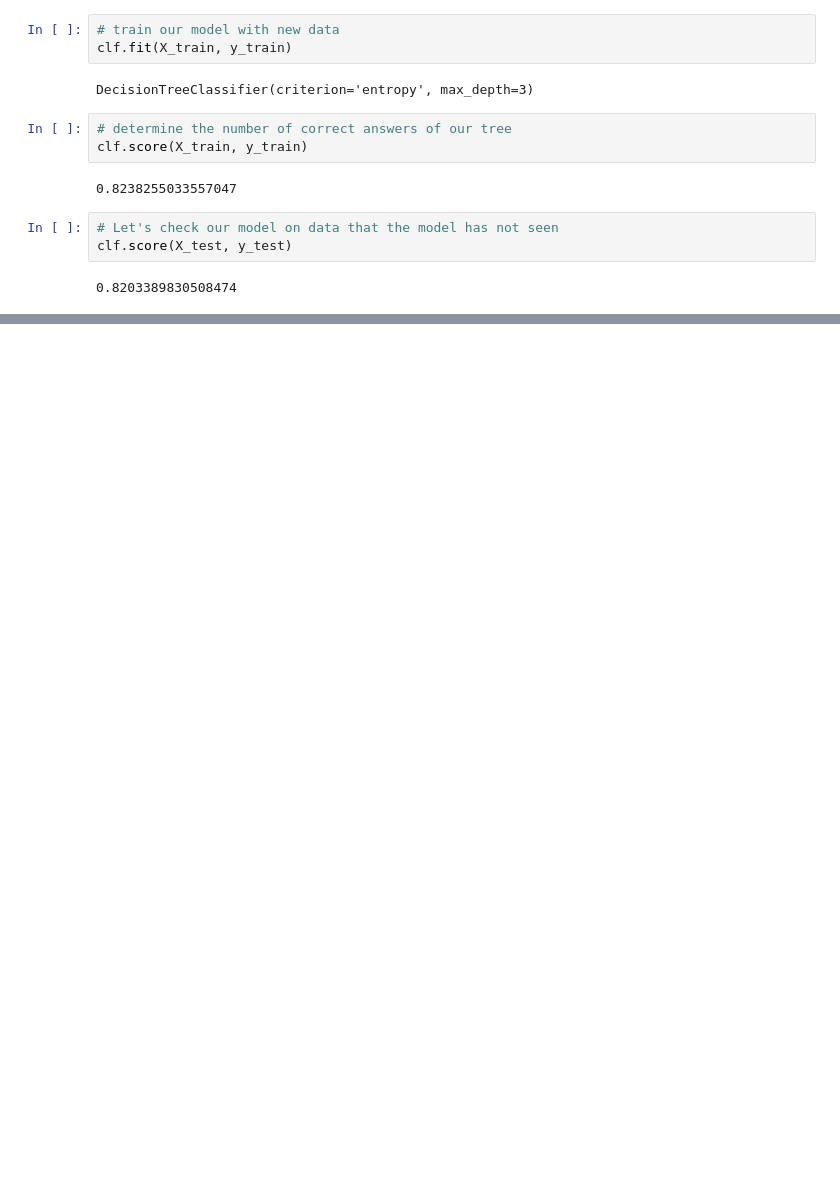
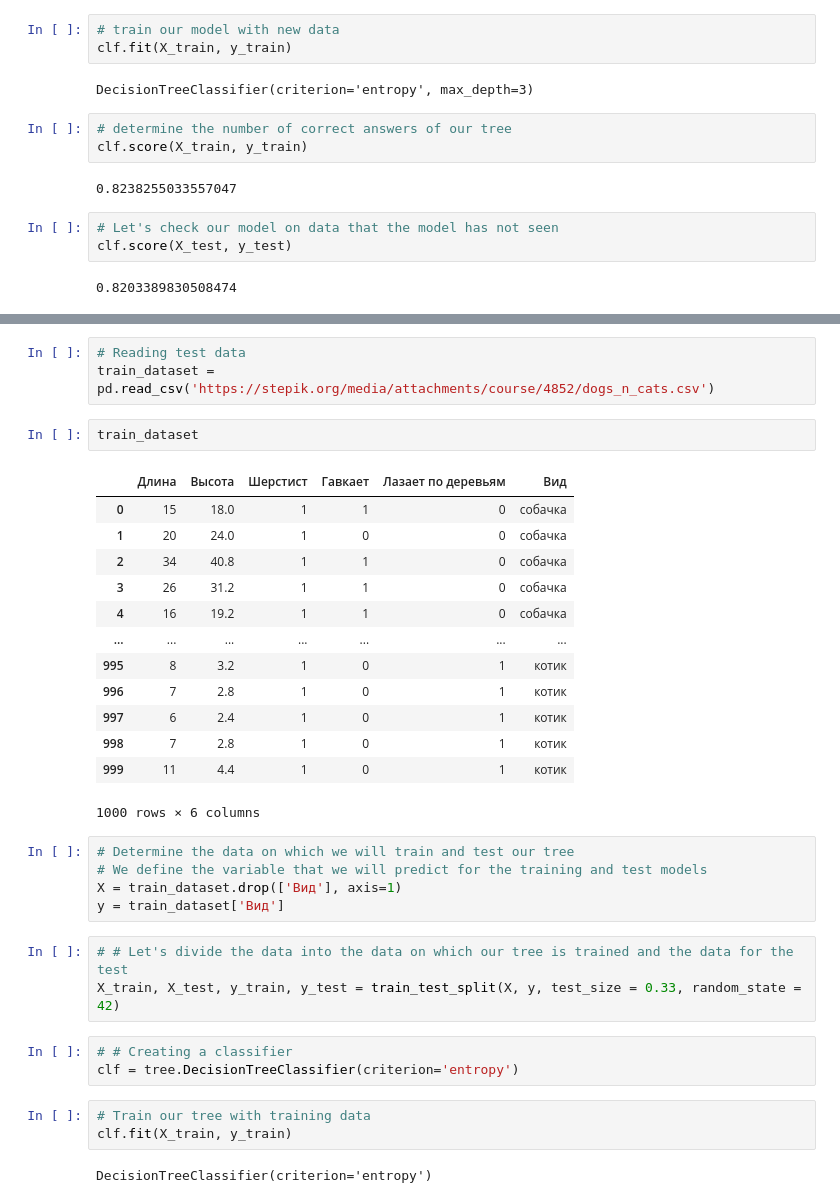
Before and after one commit to MakVit1988/Data_Science_and_ML_, a Jupyter notebook: 2_Deciding trees.ipynb, the cells around one changed output, grey strips where cells are left out. Saved outputs shown, nothing was run; the diff lists cells and outputs as text; blank space fills up the shorter version.

```diff
--- a/2_Deciding trees.ipynb
+++ b/2_Deciding trees.ipynb
@@ -367,0 +610,35 @@ clf.score(X_test, y_test)
+# %%
+# Reading test data
+train_dataset = pd.read_csv('https://stepik.org/media/attachments/course/4852/dogs_n_cats.csv')
+# %%
+train_dataset
+# %% [output]
+|  | Длина | Высота | Шерстист | Гавкает | Лазает по деревьям | Вид |
+| 0 | 15 | 18.0 | 1 | 1 | 0 | собачка |
+| 1 | 20 | 24.0 | 1 | 0 | 0 | собачка |
+| 2 | 34 | 40.8 | 1 | 1 | 0 | собачка |
+| 3 | 26 | 31.2 | 1 | 1 | 0 | собачка |
+| 4 | 16 | 19.2 | 1 | 1 | 0 | собачка |
+| ... | ... | ... | ... | ... | ... | ... |
+| 995 | 8 | 3.2 | 1 | 0 | 1 | котик |
+| 996 | 7 | 2.8 | 1 | 0 | 1 | котик |
+| 997 | 6 | 2.4 | 1 | 0 | 1 | котик |
+| 998 | 7 | 2.8 | 1 | 0 | 1 | котик |
+| 999 | 11 | 4.4 | 1 | 0 | 1 | котик |
+1000 rows × 6 columns
+# %%
+# Determine the data on which we will train and test our tree
+# We define the variable that we will predict for the training and test models
+X = train_dataset.drop(['Вид'], axis=1)
+y = train_dataset['Вид']
+# %%
+# # Let's divide the data into the data on which our tree is trained and the data for the test
+X_train, X_test, y_train, y_test = train_test_split(X, y, test_size = 0.33, random_state = 42)
+# %%
+# # Creating a classifier
+clf = tree.DecisionTreeClassifier(criterion='entropy')
+# %%
+# Train our tree with training data
+clf.fit(X_train, y_train)
+# %% [output]
+DecisionTreeClassifier(criterion='entropy')
```
Also changed, not shown: parts of 44 cells of this notebook.
